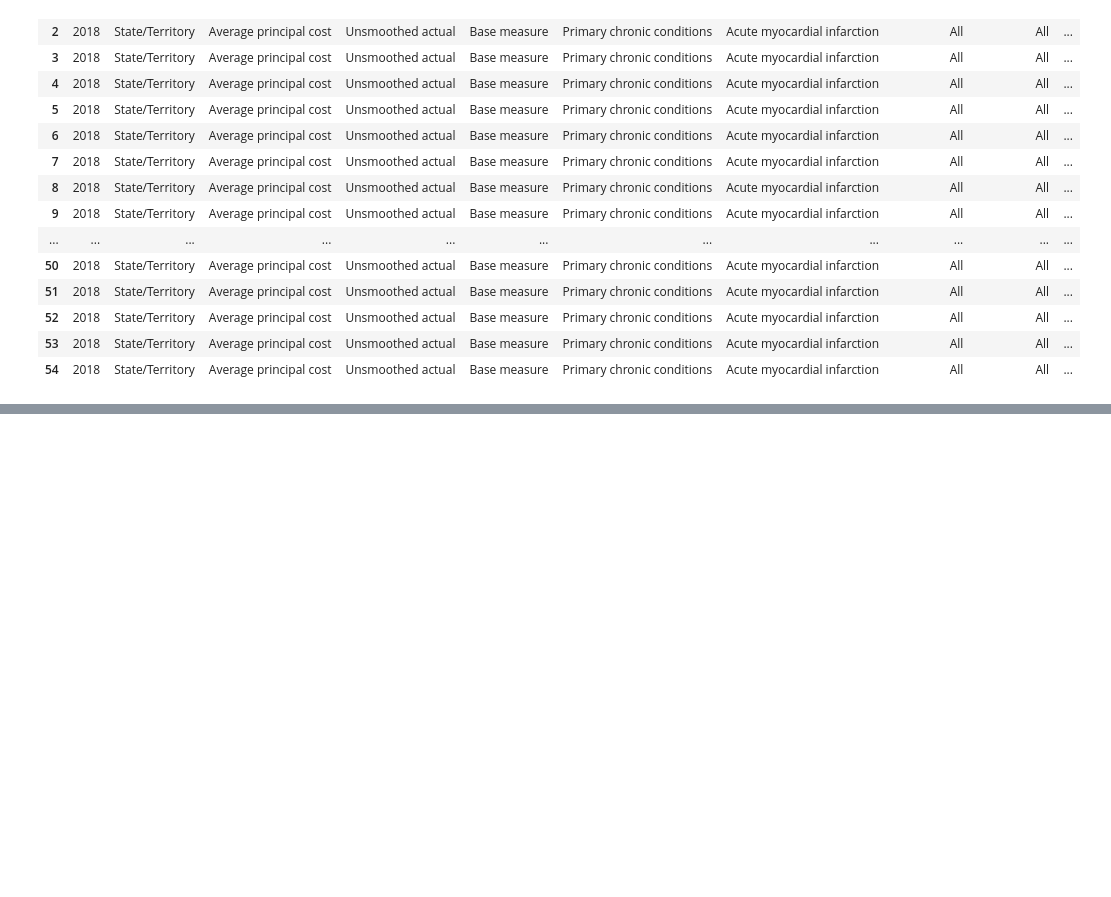
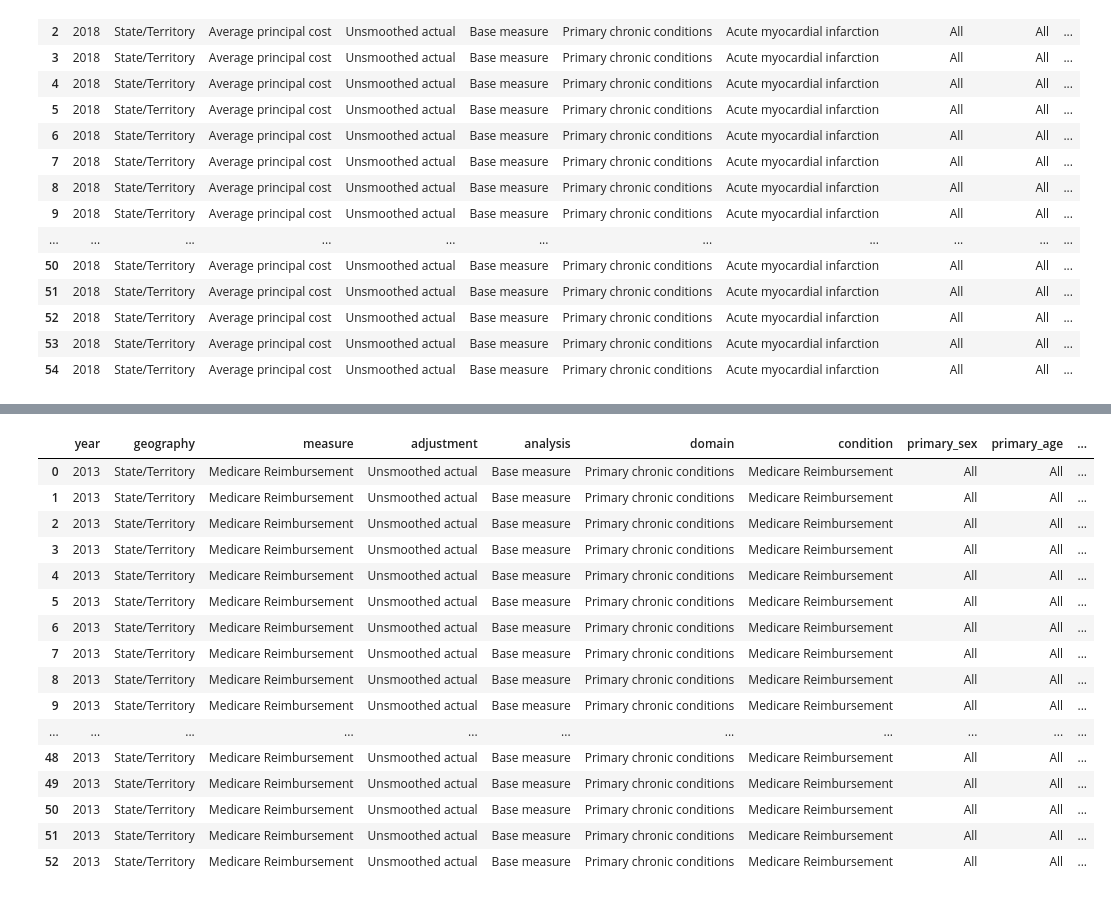
Before and after one commit to hannahlbridges/healthcare-access, a Jupyter notebook: medicare_disparities_data_cleanup.ipynb, the cells around one changed output, grey strips where cells are left out. Saved outputs shown, nothing was run; the diff lists cells and outputs as text; code cells hidden in the pictures; blank space fills up the shorter version.

```diff
--- a/medicare_disparities_data_cleanup.ipynb
+++ b/medicare_disparities_data_cleanup.ipynb
@@ -86,0 +150,21 @@ average_cost_stroke_2013
+# %%
+reimbursements_2013 = pd.read_csv("medicare_disparities/2013_medicare_reimbursements.csv")
+reimbursements_2013
+# %% [output]
+|  | year | geography | measure | adjustment | analysis | domain | condition | primary_sex | primary_age | ... |
+| 0 | 2013 | State/Territory | Medicare Reimbursement | Unsmoothed actual | Base measure | Primary chronic conditions | Medicare Reimbursement | All | All | ... |
+| 1 | 2013 | State/Territory | Medicare Reimbursement | Unsmoothed actual | Base measure | Primary chronic conditions | Medicare Reimbursement | All | All | ... |
+| 2 | 2013 | State/Territory | Medicare Reimbursement | Unsmoothed actual | Base measure | Primary chronic conditions | Medicare Reimbursement | All | All | ... |
+| 3 | 2013 | State/Territory | Medicare Reimbursement | Unsmoothed actual | Base measure | Primary chronic conditions | Medicare Reimbursement | All | All | ... |
+| 4 | 2013 | State/Territory | Medicare Reimbursement | Unsmoothed actual | Base measure | Primary chronic conditions | Medicare Reimbursement | All | All | ... |
+| 5 | 2013 | State/Territory | Medicare Reimbursement | Unsmoothed actual | Base measure | Primary chronic conditions | Medicare Reimbursement | All | All | ... |
+| 6 | 2013 | State/Territory | Medicare Reimbursement | Unsmoothed actual | Base measure | Primary chronic conditions | Medicare Reimbursement | All | All | ... |
+| 7 | 2013 | State/Territory | Medicare Reimbursement | Unsmoothed actual | Base measure | Primary chronic conditions | Medicare Reimbursement | All | All | ... |
+| 8 | 2013 | State/Territory | Medicare Reimbursement | Unsmoothed actual | Base measure | Primary chronic conditions | Medicare Reimbursement | All | All | ... |
+| 9 | 2013 | State/Territory | Medicare Reimbursement | Unsmoothed actual | Base measure | Primary chronic conditions | Medicare Reimbursement | All | All | ... |
+| ... | ... | ... | ... | ... | ... | ... | ... | ... | ... | ... |
+| 48 | 2013 | State/Territory | Medicare Reimbursement | Unsmoothed actual | Base measure | Primary chronic conditions | Medicare Reimbursement | All | All | ... |
+| 49 | 2013 | State/Territory | Medicare Reimbursement | Unsmoothed actual | Base measure | Primary chronic conditions | Medicare Reimbursement | All | All | ... |
+| 50 | 2013 | State/Territory | Medicare Reimbursement | Unsmoothed actual | Base measure | Primary chronic conditions | Medicare Reimbursement | All | All | ... |
+| 51 | 2013 | State/Territory | Medicare Reimbursement | Unsmoothed actual | Base measure | Primary chronic conditions | Medicare Reimbursement | All | All | ... |
+| 52 | 2013 | State/Territory | Medicare Reimbursement | Unsmoothed actual | Base measure | Primary chronic conditions | Medicare Reimbursement | All | All | ... |
```
Also changed, not shown: parts of 3 cells of this notebook, 7 other files.
